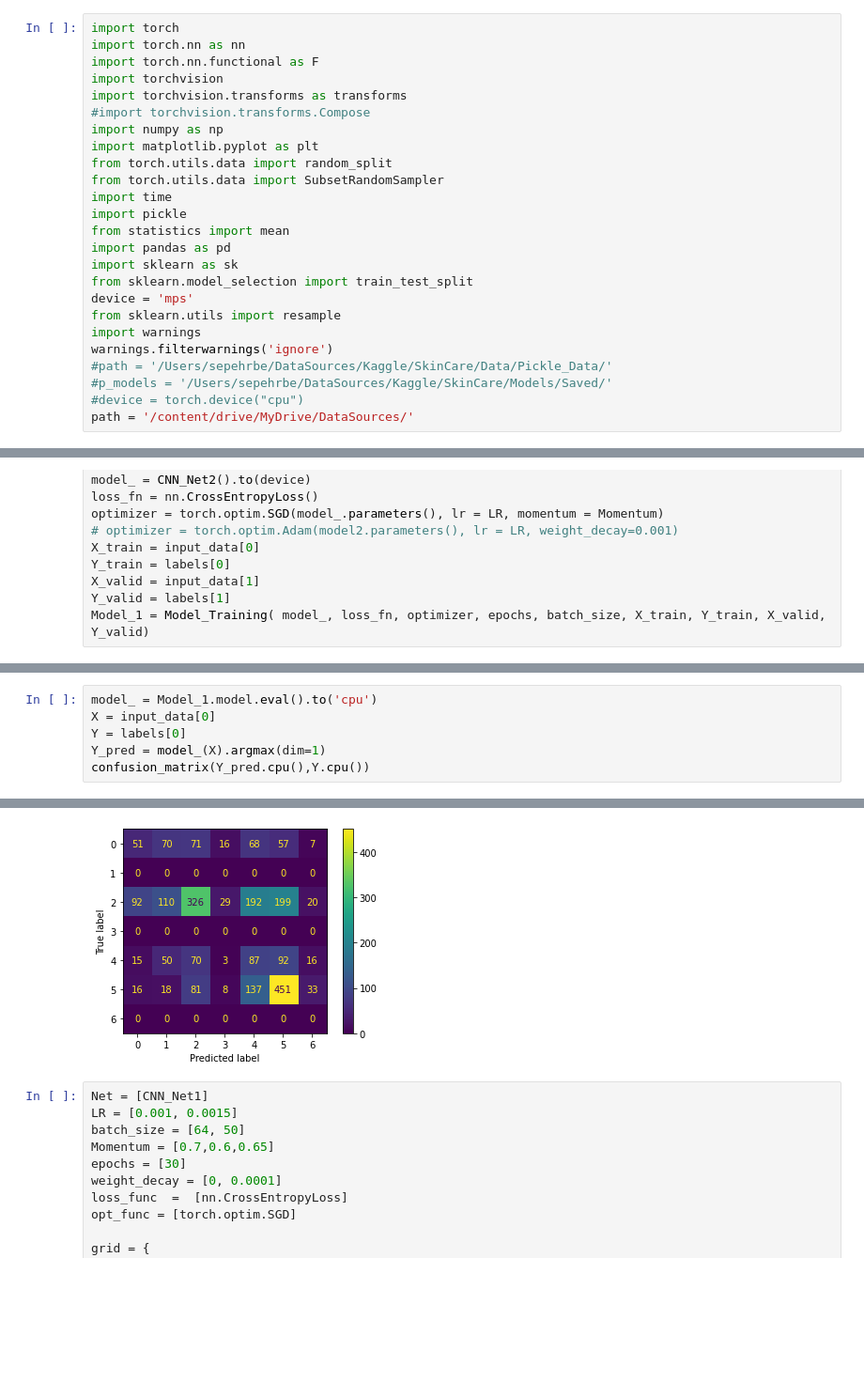
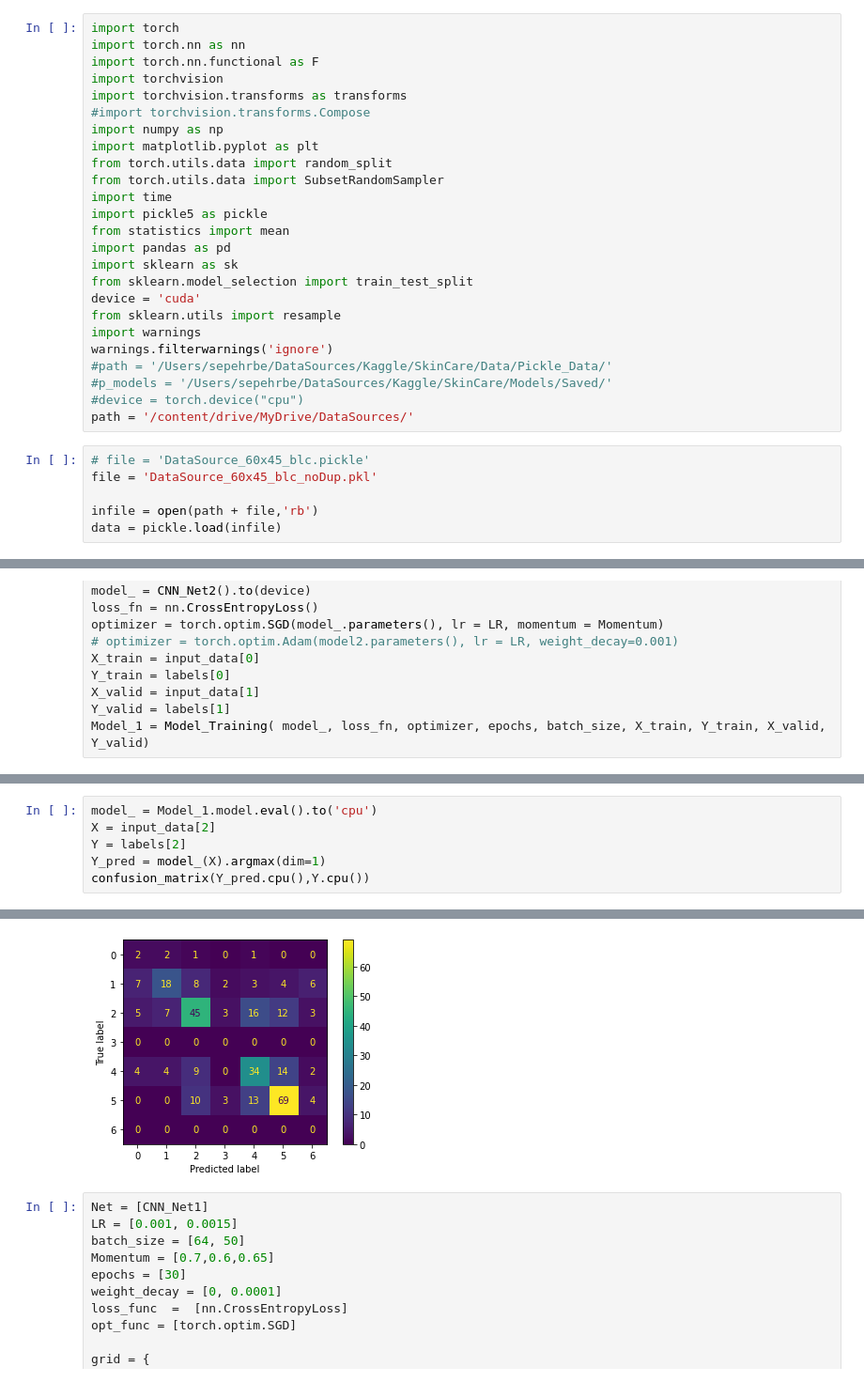
Before and after one commit to sepandms/SkinCare, a Jupyter notebook: CNN_60x45.ipynb, the cells around one changed output, grey strips where cells are left out. Shown at 94% size. Drawn from its saved outputs; the diff is of its cells as text; blank space fills up the shorter version.

```diff
--- a/CNN_60x45.ipynb
+++ b/CNN_60x45.ipynb
@@ -17,12 +24,12 @@ import matplotlib.pyplot as plt
 from torch.utils.data import random_split
 from torch.utils.data import SubsetRandomSampler
 import time
-import pickle
+import pickle5 as pickle
 from statistics import mean
 import pandas as pd
 import sklearn as sk
 from sklearn.model_selection import train_test_split
-device = 'mps'
+device = 'cuda'
 from sklearn.utils import resample
 import warnings
 warnings.filterwarnings('ignore')
@@ -30,4 +37,10 @@ warnings.filterwarnings('ignore')
 #p_models = '/Users/sepehrbe/DataSources/Kaggle/SkinCare/Models/Saved/'
 #device = torch.device("cpu")
 path = '/content/drive/MyDrive/DataSources/'
+# %%
+# file = 'DataSource_60x45_blc.pickle'
+file = 'DataSource_60x45_blc_noDup.pkl'
+
+infile = open(path + file,'rb')
+data = pickle.load(infile)
 # %%
@@ -538,8 +547,8 @@ Model_1.Train_CNNs()
 Finished Training
 # %%
 model_ = Model_1.model.eval().to('cpu')
-X = input_data[0]
-Y = labels[0]
+X = input_data[2]
+Y = labels[2]
 Y_pred = model_(X).argmax(dim=1)
 confusion_matrix(Y_pred.cpu(),Y.cpu())
 # %% [output]
@@ -562,4 +571,4 @@ Weighted Avg. of specificity :
-[figure, old version]
+[figure, new version]
 # %%
 Net = [CNN_Net1]
 LR = [0.001, 0.0015]
```
Also changed, not shown: parts of 7 cells of this notebook.
